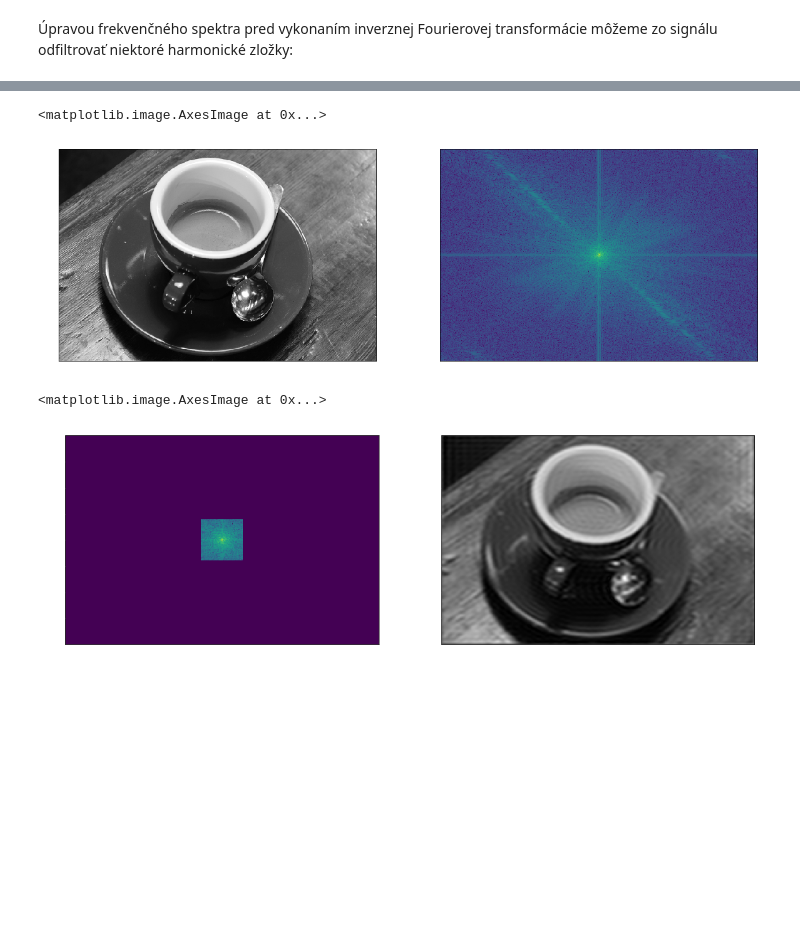
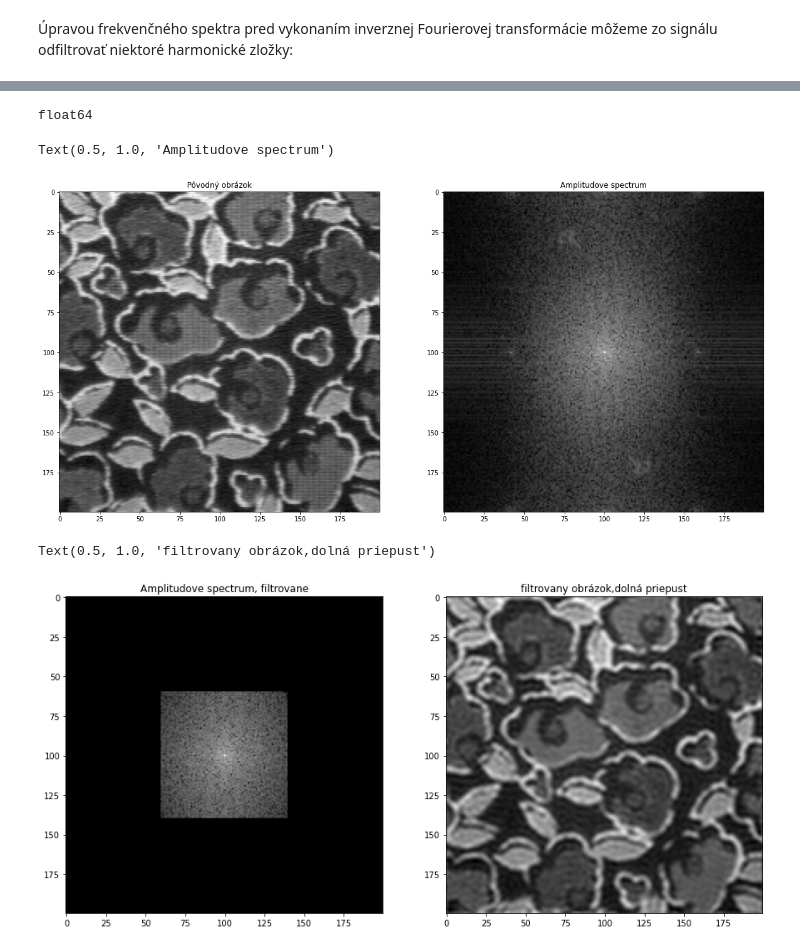
Before and after one commit to stanislav215/computer_vision, a Jupyter notebook: lab6/6. Fourierova transformácia.ipynb, the cells around one changed output, grey strips where cells are left out. Cells and saved outputs as stored; diff of their text form; code cells hidden in the pictures; blank space fills up the shorter version.

```diff
--- a/lab6/6. Fourierova transformácia.ipynb
+++ b/lab6/6. Fourierova transformácia.ipynb
@@ -8,13 +8,11 @@ sa pozdĺž jedného rozmeru zloženom z dvoch harmonických zložiek:
 import numpy as np
 import matplotlib.pyplot as plt
 from scipy import fft
+from scipy import signal
 from skimage.color import rgb2gray
-from skimage import data
+from skimage import data,io,transform,exposure
+
+plt.rcParams['image.cmap'] = 'gray'
-# %%
-plt.rcParams['text.color'] = 'w'
-plt.rcParams['xtick.color'] = 'w'
-plt.rcParams['ytick.color'] = 'w'
-plt.rcParams['axes.labelcolor'] = 'w'
 # %%
 x = np.linspace(0, 8*np.pi, 150)
 y_1 = 2*np.sin(x)
@@ -102,15 +120,20 @@ plt.imshow(np.log(1+np.abs(zero_center_im_fft)))
 # %%
-im = rgb2gray(data.coffee())
+fabric = io.imread("./fabric.png")[140:340,220:420]
+im = rgb2gray(fabric)
+print(im.dtype)
 plt.figure(figsize=(20,15))
 plt.subplot(121)
 plt.imshow(im,cmap='gray')
+plt.title("Pôvodný obrázok")
 plt.subplot(122)
 im_fft= fft.fft2(im)
 zero_center_im_fft = fft.fftshift(im_fft)
 plt.imshow(np.log(1+np.abs(zero_center_im_fft)))
+plt.title("Amplitudove spectrum")
 # %% [output]
-<matplotlib.image.AxesImage at 0x...>
+float64
+Text(0.5, 1.0, 'Amplitudove spectrum')
-[figure, old version]
+[figure, new version]
 # %%
 plt.figure(figsize=(15,10))
 plt.subplot(121)
@@ -125,12 +148,14 @@ filtered_spectrum[im_size[0]//2-pxls:im_size[0]//2+pxls,im_size[1]//2-pxls:im_si
     zero_center_im_fft[im_size[0]//2-pxls:im_size[0]//2+pxls,im_size[1]//2-pxls:im_size[1]//2+pxls]
 
 plt.imshow(np.log(1+np.abs(filtered_spectrum)))
+plt.title("Amplitudove spectrum, filtrovane")
 plt.subplot(122)
 inverse_img = fft.ifft2(filtered_spectrum)
 plt.imshow(np.abs(inverse_img), cmap='gray')
+plt.title("filtrovany obrázok,dolná priepust")
 # %% [output]
-<matplotlib.image.AxesImage at 0x...>
+Text(0.5, 1.0, 'filtrovany obrázok,dolná priepust')
-[figure, old version]
+[figure, new version]
 # %%
 plt.figure(figsize=(15,10))
 plt.subplot(121)
```
Also changed, not shown: parts of 13 cells of this notebook.
